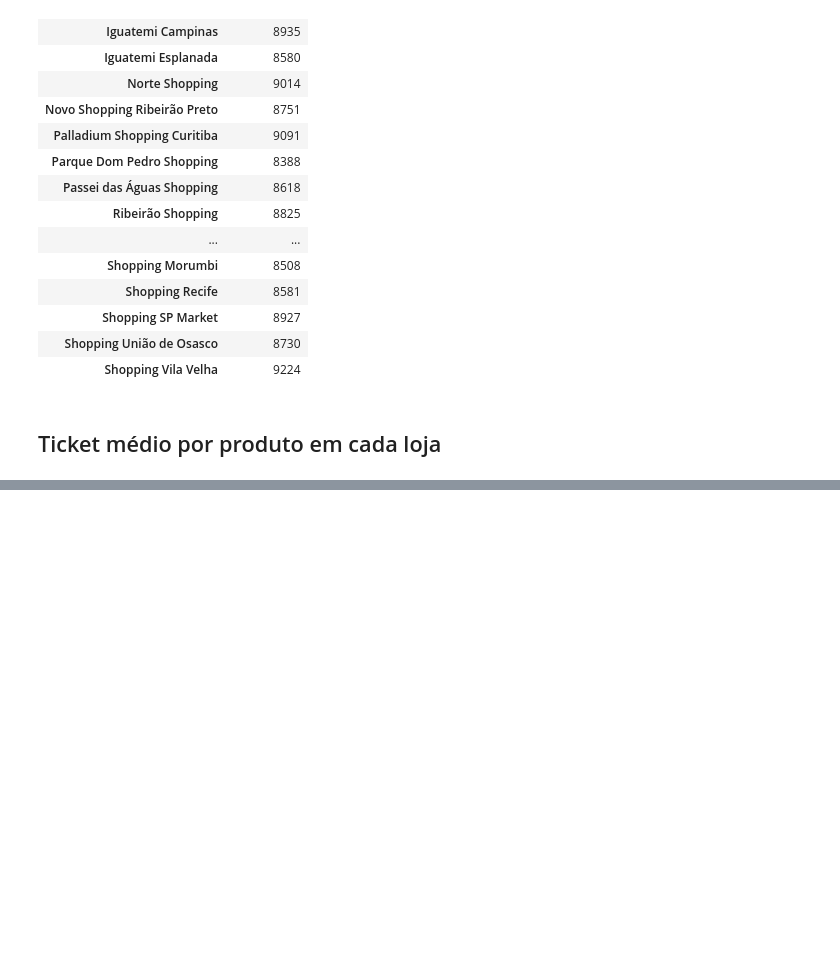
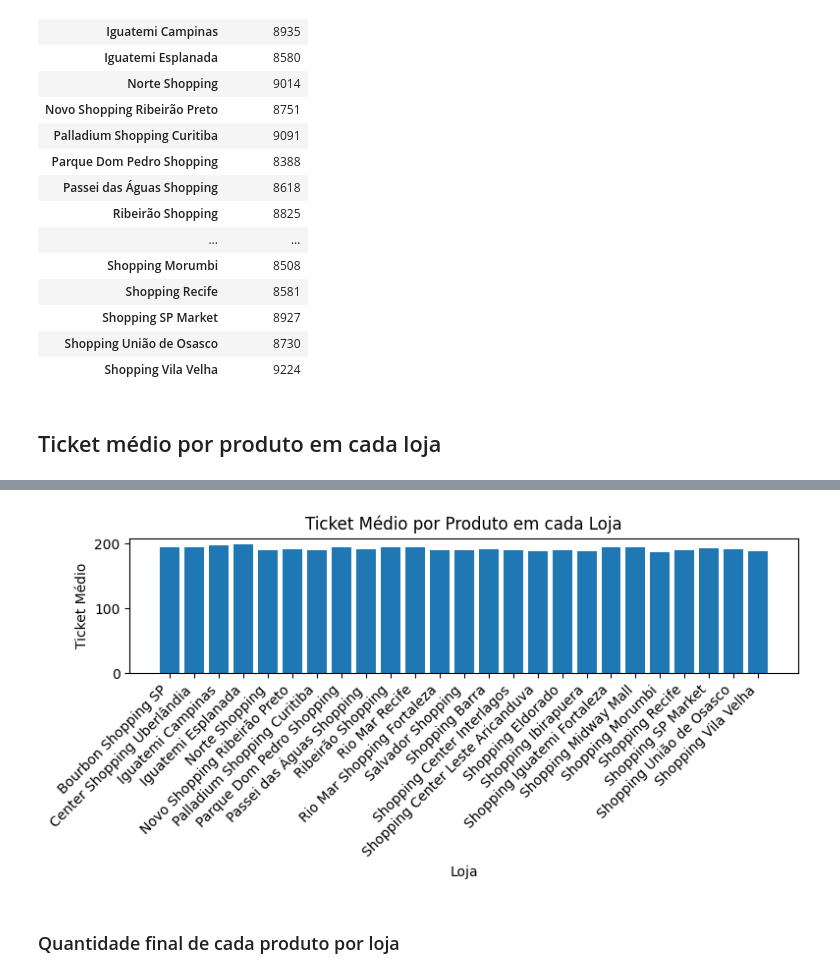
Before and after one commit to edsondamasceno/Data-Analysis, a Jupyter notebook: Analise_de_Vendas.ipynb, the cells around one changed output, grey strips where cells are left out. Drawn from its saved outputs; the diff is of its cells as text; code cells hidden in the pictures; blank space fills up the shorter version.

```diff
--- a/Analise_de_Vendas.ipynb
+++ b/Analise_de_Vendas.ipynb
@@ -126,0 +215,2 @@ display(ticket_medio)
+# %%
+ticket = pd.read_excel('/content/drive/MyDrive/Data Analysis/Result/ticket_medio.xlsx')
@@ -126,0 +226,13 @@ display(ticket_medio)
+# %%
+plt.figure(figsize=(8,4))
+plt.bar(ticket['ID Loja'], ticket['ticket_medio'])
+plt.title('Ticket Médio por Produto em cada Loja')
+plt.xlabel('Loja')
+plt.ylabel('Ticket Médio')
+plt.xticks(rotation=45, ha='right')
+plt.tight_layout()
+plt.show()
+# %% [output]
+[figure, added]
+# %% [markdown]
+### Quantidade final de cada produto por loja
```
Also changed, not shown: parts of 27 cells of this notebook.
